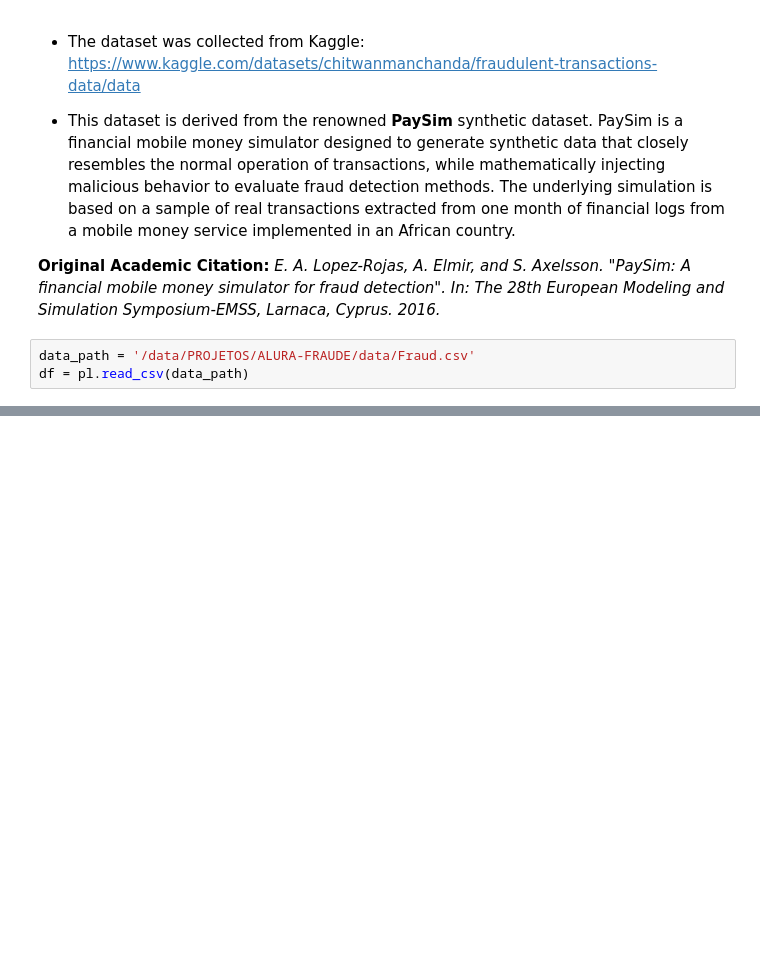
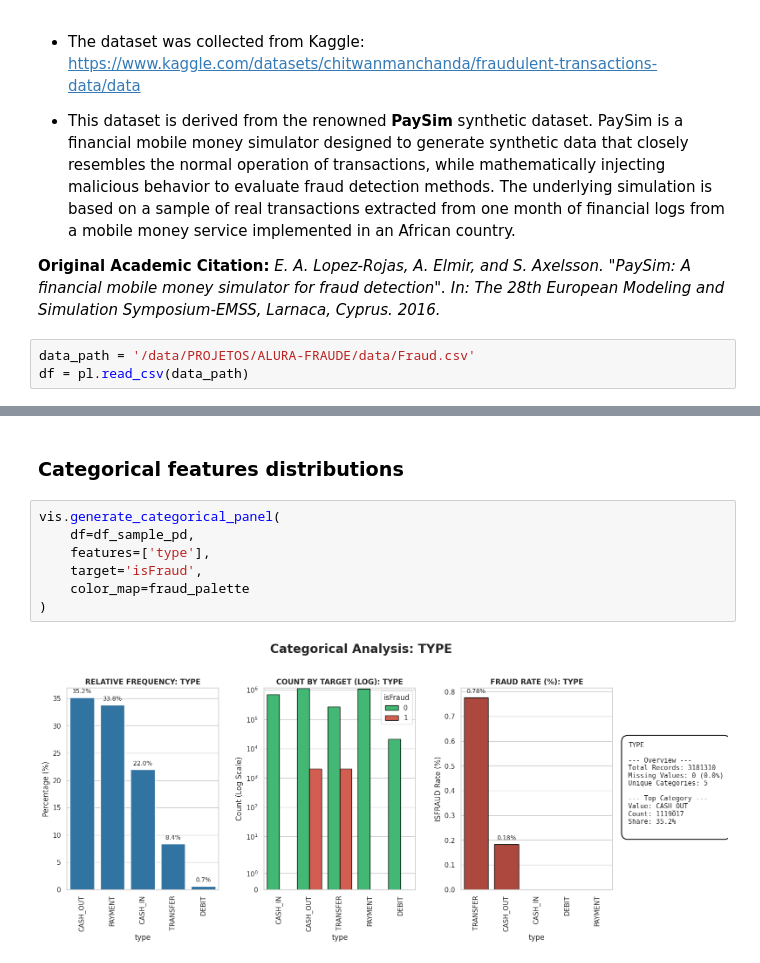
Before and after one commit to diogo-moitinho/fraud-detection-project, a Jupyter notebook: notebooks/01_eda.ipynb, the cells around one changed output, grey strips where cells are left out. Drawn from its saved outputs; the diff is of its cells as text; blank space fills up the shorter version.

```diff
--- a/notebooks/01_eda.ipynb
+++ b/notebooks/01_eda.ipynb
@@ -143,0 +235,11 @@ vis.grafico_frequencia_percentual_alvo(df.to_pandas(), 'type', hue='isFraud', ma
+# %% [markdown]
+### Categorical features distributions
+# %%
+vis.generate_categorical_panel(
+    df=df_sample_pd,
+    features=['type'],
+    target='isFraud',
+    color_map=fraud_palette
+)
+# %% [output]
+[figure, added]
```
Also changed, not shown: parts of 31 cells of this notebook, 4 other files.
